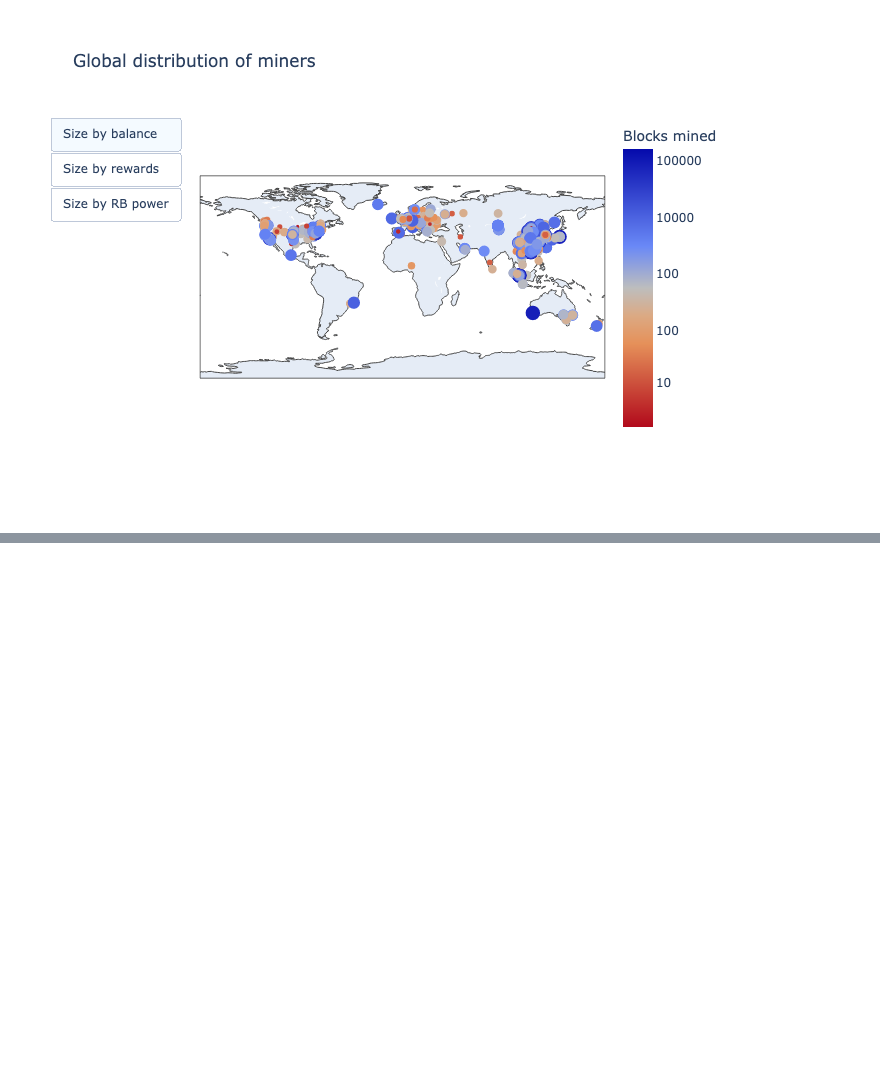
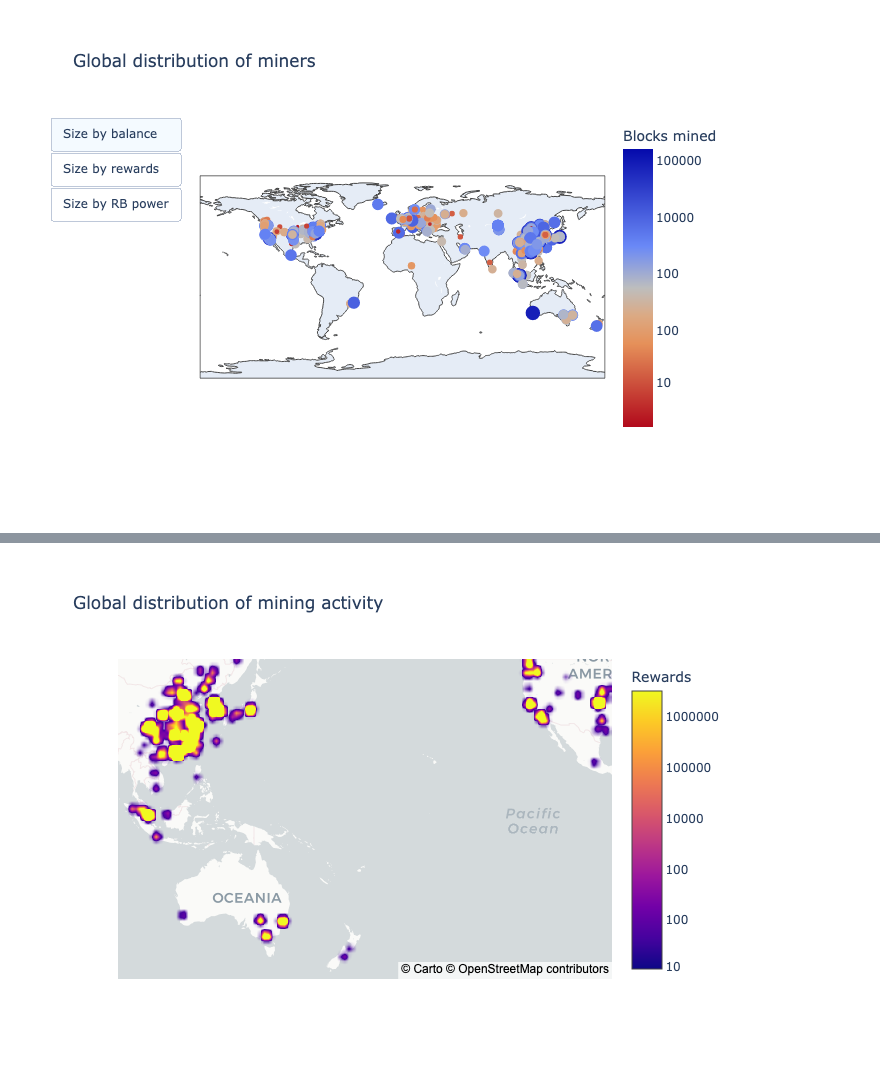
Before and after one commit to beng-starboard/transaction-flow, a Jupyter notebook: notebooks/Miner regions.ipynb, the cells around one changed output, grey strips where cells are left out. Cells and saved outputs as stored; diff of their text form; code cells hidden in the pictures; blank space fills up the shorter version.

Commit message:
geological heatmap

```diff
--- a/notebooks/Miner regions.ipynb
+++ b/notebooks/Miner regions.ipynb
@@ -30,6 +30,10 @@ df_split = df_split[df_split.columns[0]]
 df['region'] = df_split.map({'AS': 'Asia', 'NA': 'North America', 'EU': 'Europe', 'OC':
                              'Oceania', 'SA': 'South America', 'AF': 'Africa'})
 df['country'] = df['country'].map(country_dict)
+df['city'] = df['city'].fillna('Unknown')
+df['raw_byte_power_tib'] = (df.raw_byte_power/2**40).astype(int)
+df.rewards = df.rewards.astype(int)
+df.balance = df.balance.astype(int)
 # %%
 df.head()
 # %% [output]
@@ -154,0 +161,21 @@ Image(img_bytes)
+# %%
+fig = go.Figure(go.Densitymapbox(lat=df.lat, lon=df.long,
+                                 z=np.log1p(df['rewards']),
+                                 customdata = df[['miner_id', 'rewards', 'blocks_mined', 'balance', 'raw_byte_power_tib', 'city', 'country']],
+                                 radius=6,
+                                 colorbar_title="Rewards",
+                                 colorbar = dict(
+                         tickvals=[0, np.log1p(1+10),np.log1p(1+100),np.log1p(1+1000), np.log1p(1+10000),np.log1p(1+100000), np.log1p(1+1000000)],
+                         ticktext=[0,10,100,100,10000, 100000,1000000,10000000]
+             )
+))
+fig.update_traces(hovertemplate='<b>Miner ID</b> %{customdata[0]}<br>' +
+                                '<b>Rewards</b> %{customdata[1]}<br>' +
+                                '<b>Blocks mined</b> %{customdata[2]}<br>' +
+                                '<b>Balance</b> %{customdata[3]}<br>' +
+                                '<b>RB power (TiB)</b> %{customdata[4]}<br>' +
+                                '<b>City</b> %{customdata[5]}<br>' +
+                                '<b>Country</b> %{customdata[6]}<br>' +
+                                '<extra></extra>')
+
+fig.update_layout(title='Global distribution of mining activity', mapbox_style="carto-positron", mapbox_center_lon=180)
@@ -155,3 +184,8 @@ Image(img_bytes)
+# %%
+img_bytes = fig.to_image(format="png")
+Image(img_bytes)
+# %% [output]
+[figure, added]
 # %%
 df_country = (df.groupby('country').sum()['raw_byte_power'])/2**50
 df_country = df_country.sort_values(ascending=False)
```
Also changed, not shown: parts of 3 cells of this notebook.
